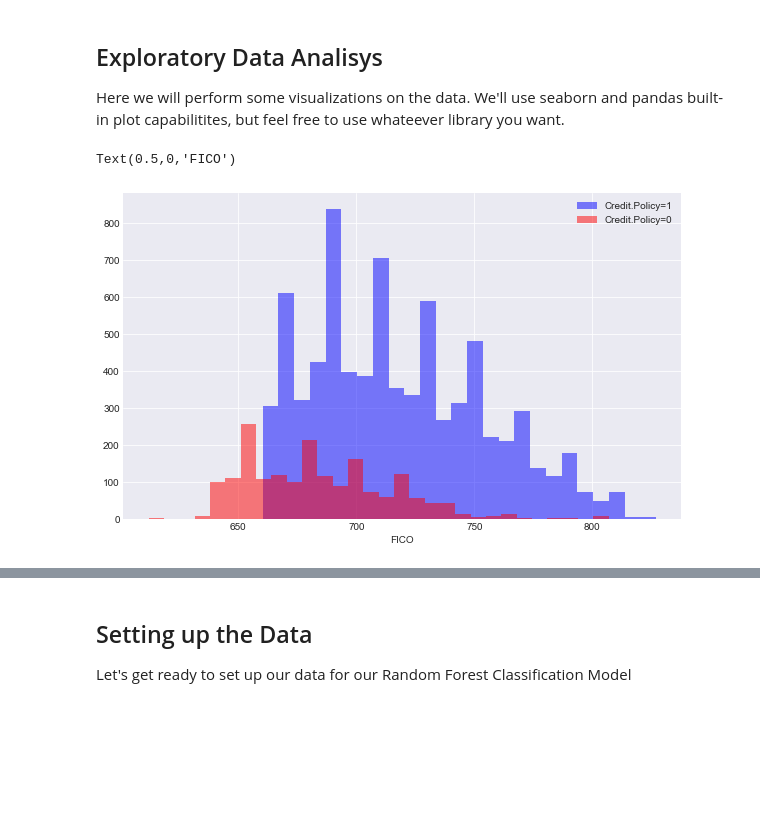
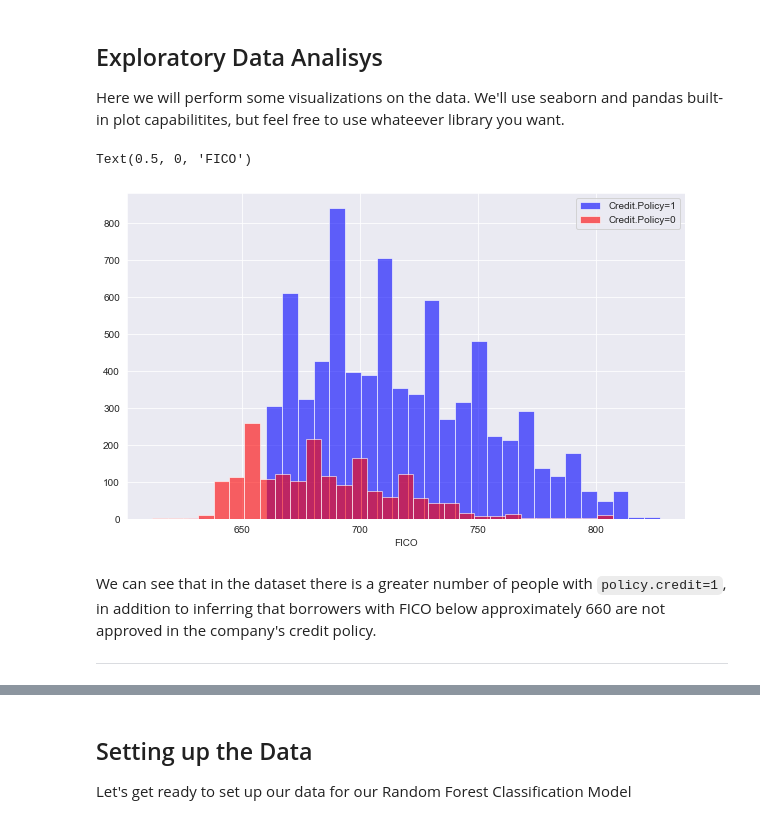
Before and after one commit to jralbbuquerque/ds-machine-learning, a Jupyter notebook: notebooks/projects/Decision-Tree-and-Randon-Forest-Project.ipynb, the cells around one changed output, grey strips where cells are left out. Saved outputs shown, nothing was run; the diff lists cells and outputs as text; code cells hidden in the pictures; blank space fills up the shorter version.

```diff
--- a/notebooks/projects/Decision-Tree-and-Randon-Forest-Project.ipynb
+++ b/notebooks/projects/Decision-Tree-and-Randon-Forest-Project.ipynb
@@ -85,17 +85,21 @@ sns.set_style('darkgrid')
 # %%
 plt.figure(figsize=(10, 6))
 
-df[df['credit.policy'] == 1]['fico'].hist(alpha=0.5, color='blue',
+df[df['credit.policy'] == 1]['fico'].hist(alpha=0.6, color='blue',
                                          bins=30, label='Credit.Policy=1')
 
-df[df['credit.policy'] == 0]['fico'].hist(alpha=0.5, color='red',
+df[df['credit.policy'] == 0]['fico'].hist(alpha=0.6, color='red',
                                          bins=30, label='Credit.Policy=0')
 
 plt.legend()
 plt.xlabel('FICO')
 # %% [output]
-Text(0.5,0,'FICO')
+Text(0.5, 0, 'FICO')
-[figure, old version]
+[figure, new version]
+# %% [markdown]
+We can see that in the dataset there is a greater number of people with `policy.credit=1`, in addition to inferring that borrowers with FICO below approximately 660 are not approved in the company's credit policy.
+
+---
 # %%
 plt.figure(figsize=(10, 6))
 
```
Also changed, not shown: parts of 11 cells of this notebook, 1 other file.
